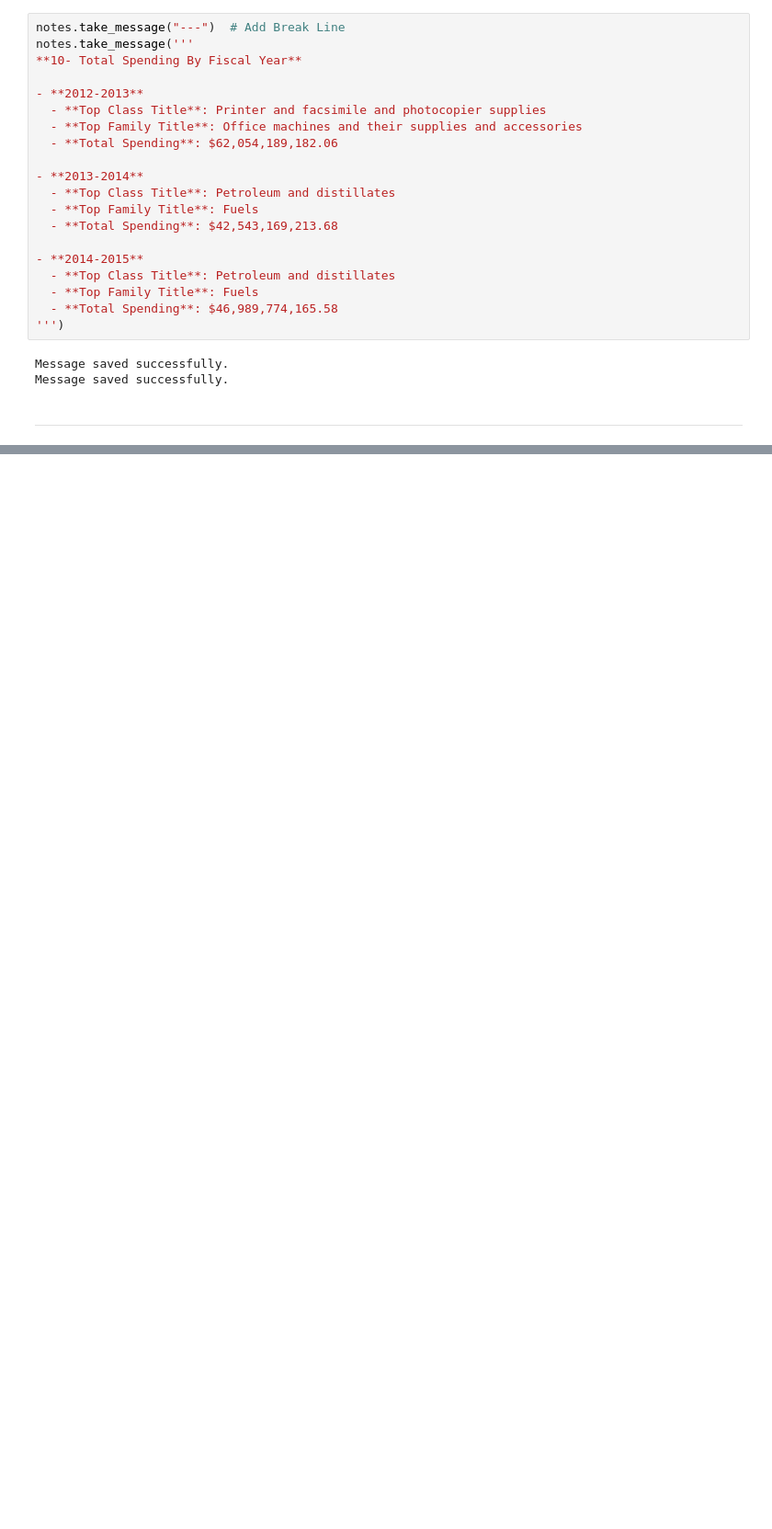
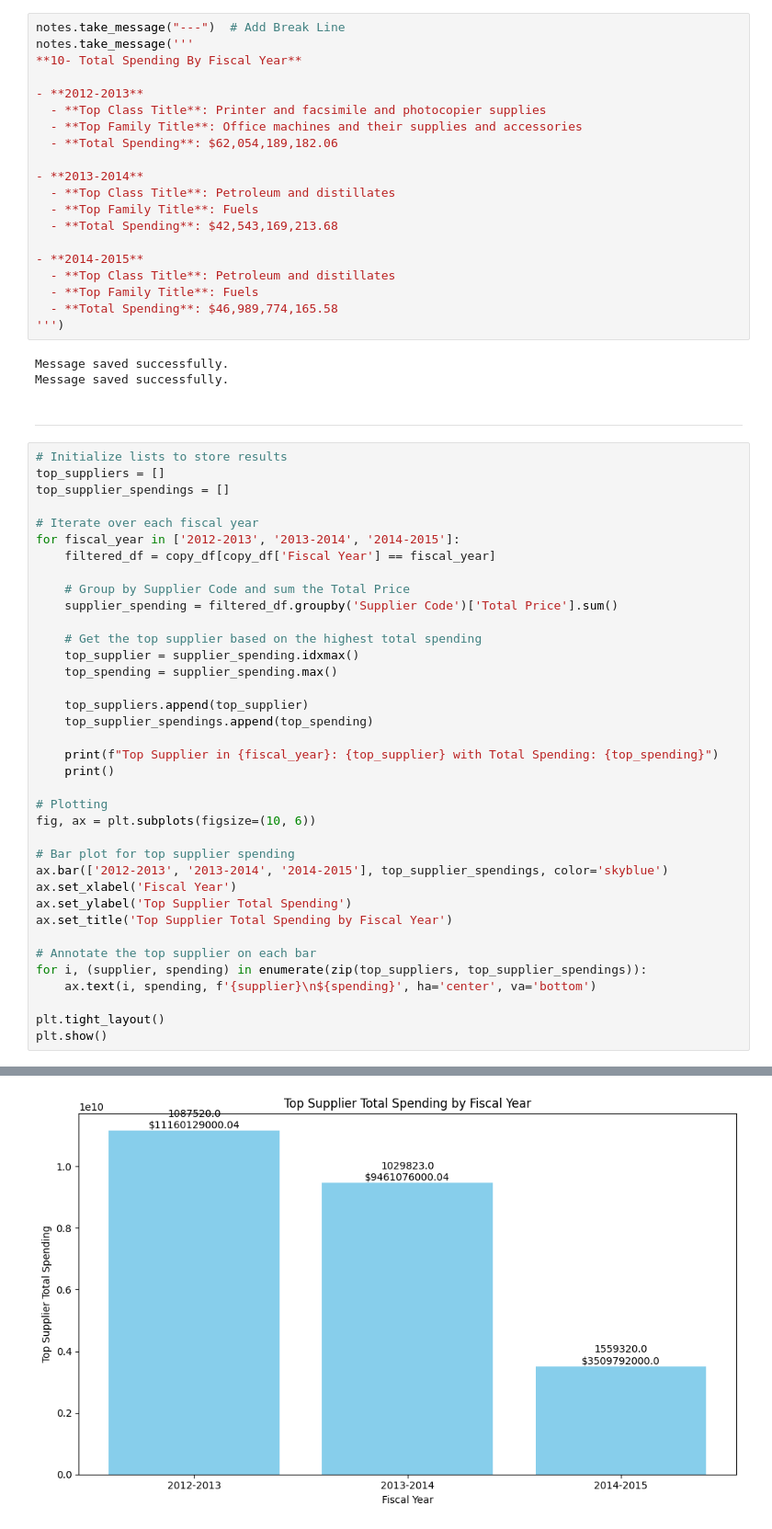
Before and after one commit to Elghandour-eng/Large-Purchases-by-the-State-of-CA-EDA, a Jupyter notebook: Data-Exploration.ipynb, the cells around one changed output, grey strips where cells are left out. Shown at 92% size. Drawn from its saved outputs; the diff is of its cells as text; blank space fills up the shorter version.

```diff
--- a/Data-Exploration.ipynb
+++ b/Data-Exploration.ipynb
@@ -828,4 +828,42 @@ notes.take_message('''
 Message saved successfully.
 Message saved successfully.
 # %% [markdown]
-----
+---
+# %%
+# Initialize lists to store results
+top_suppliers = []
+top_supplier_spendings = []
+
+# Iterate over each fiscal year
+for fiscal_year in ['2012-2013', '2013-2014', '2014-2015']:
+    filtered_df = copy_df[copy_df['Fiscal Year'] == fiscal_year]
+
+    # Group by Supplier Code and sum the Total Price
+    supplier_spending = filtered_df.groupby('Supplier Code')['Total Price'].sum()
+
+    # Get the top supplier based on the highest total spending
+    top_supplier = supplier_spending.idxmax()
+    top_spending = supplier_spending.max()
+
+    top_suppliers.append(top_supplier)
+    top_supplier_spendings.append(top_spending)
+
+    print(f"Top Supplier in {fiscal_year}: {top_supplier} with Total Spending: {top_spending}")
+    print()
+
+# Plotting
+fig, ax = plt.subplots(figsize=(10, 6))
+
+# Bar plot for top supplier spending
+ax.bar(['2012-2013', '2013-2014', '2014-2015'], top_supplier_spendings, color='skyblue')
+ax.set_xlabel('Fiscal Year')
+ax.set_ylabel('Top Supplier Total Spending')
+ax.set_title('Top Supplier Total Spending by Fiscal Year')
+
+# Annotate the top supplier on each bar
+for i, (supplier, spending) in enumerate(zip(top_suppliers, top_supplier_spendings)):
+    ax.text(i, spending, f'{supplier}\n${spending}', ha='center', va='bottom')
+
+plt.tight_layout()
+plt.show()
+# %% [output]
@@ -831,0 +875 @@ Message saved successfully.
+[figure, added]
```
Also changed, not shown: parts of 7 cells of this notebook, 3 other files.
